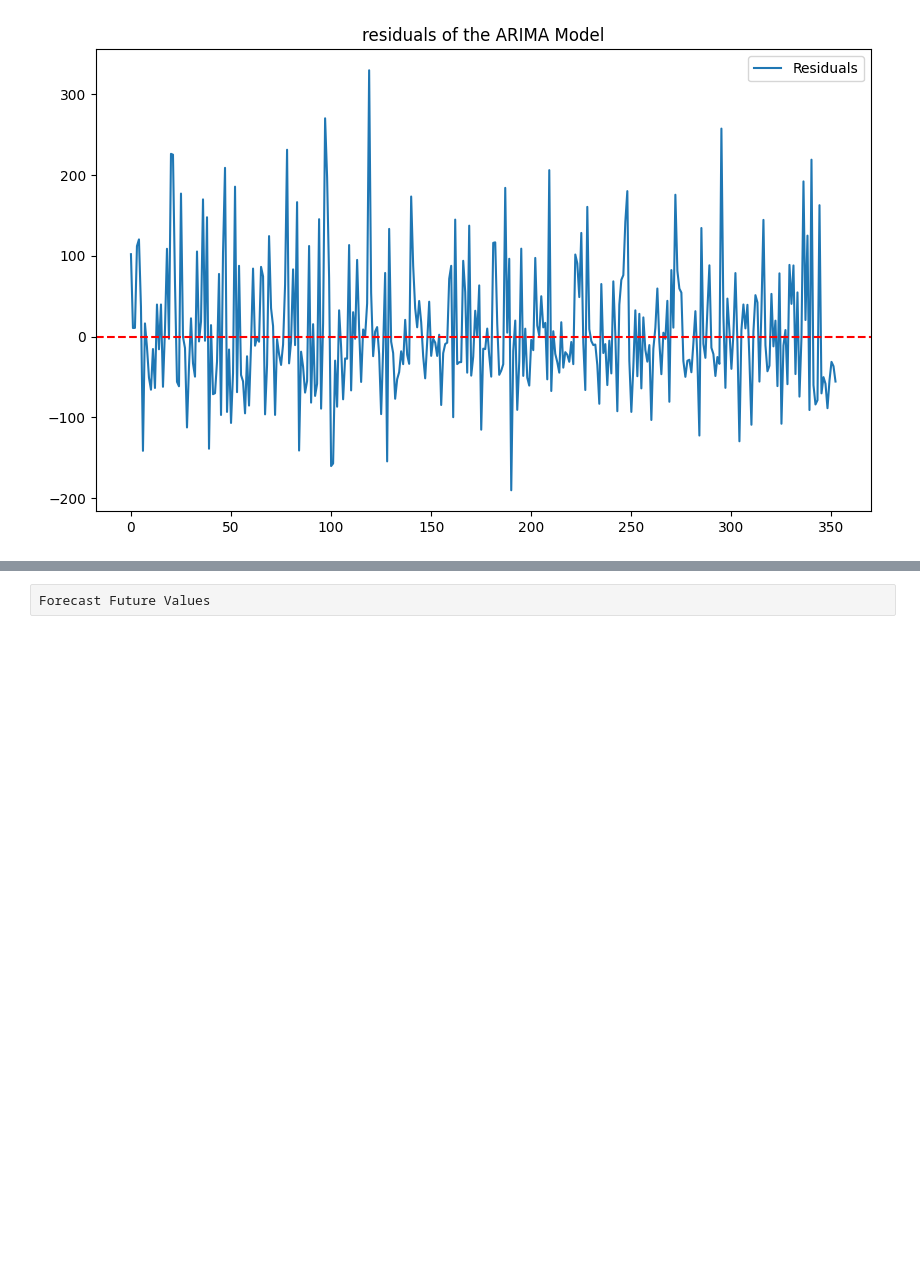
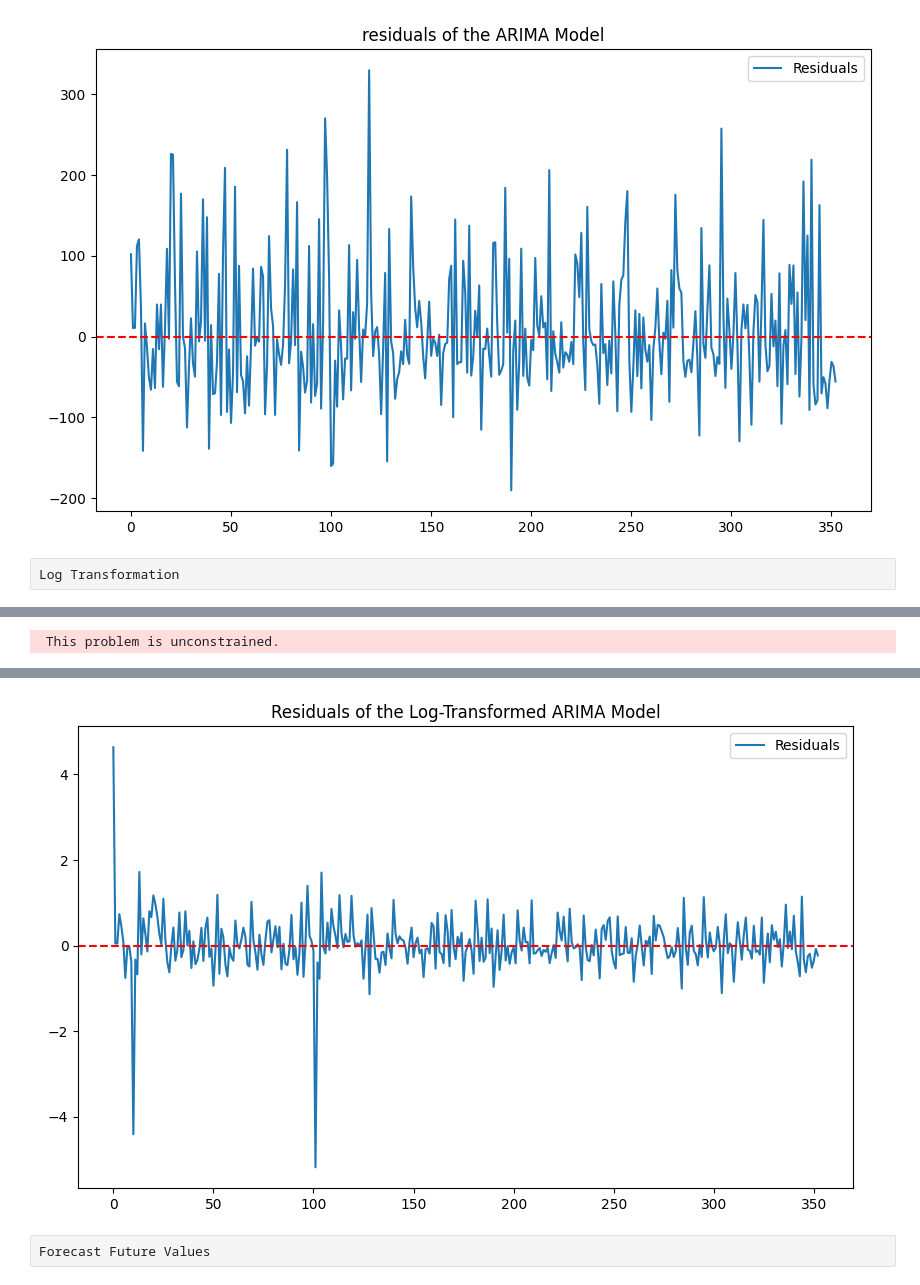
Before and after one commit to 2022-uwf-nsa-grad-project/Time-Series-Analysis, a Jupyter notebook: ARIMAModelFit.ipynb, the cells around one changed output, grey strips where cells are left out. Drawn from its saved outputs; the diff is of its cells as text; code cells hidden in the pictures; blank space fills up the shorter version.

Commit message:
Add files via upload
Included transformation of data frame before model fitting with considerable improvements in diagnostic testing.

```diff
--- a/ARIMAModelFit.ipynb
+++ b/ARIMAModelFit.ipynb
@@ -444,3 +444,5 @@ Recommended stat close to 2.0 but not greater than 2.0
 RMSE:
 Root Mean Squared Error: 79.32856444470647
 [figure]
+# %% [raw]
+Log Transformation
@@ -446,0 +451,63 @@ Root Mean Squared Error: 79.32856444470647
+# %%
+# Step 1: Log-transform the data (ensure no zero values to avoid log(0) issues)
+df_pandas_sorted['log_sum_orig_bytes'] = np.log1p(df_pandas_sorted['sum_orig_bytes'])  # log1p handles log(1 + x) to avoid log(0) issues
+
+#Step 2: Fit auto_arima to find optimal p,d,q values
+auto_model = auto_arima(df_pandas_sorted['sum_orig_bytes'],
+                        start_p=0, max_p=50, #Range for p
+                        start_q=0, max_q=50, #Range for q
+                        d=0,                #Since the series is stationary, d=0
+                        seasonal=False,     #Seasonality based on ACF test
+                        #m=seasonal_period, #Seasonality manually set to False for testing
+                        trace=True,         #Output the process
+                        error_action='ignore',
+                        suppress_warnings=True,
+                        stepwise=True)
+
+#Print the summary of the best model found
+print(auto_model.summary())
+
+#Get the best values of p,q, and d
+p, d, q = auto_model.order
+print(f"Best p: {p}, d: {d}, q: {q}")
+
+# Step 3: Fit ARIMA model on log-transformed data
+model = SARIMAX(df_pandas_sorted['log_sum_orig_bytes'], order=(p, d, q))
+
+# Step 4: Fit the model
+model_fit = model.fit()
+
+# Step 5: Summary of the model
+print(model_fit.summary())
+
+# Step 6: Residual diagnostics
+residuals = model_fit.resid
+
+# Ljung-Box test
+ljung_box_test = acorr_ljungbox(residuals, lags=[10], return_df=True)
+print("\nLjung-Box Test:")
+print(ljung_box_test)
+
+# Jarque-Bera test
+jb_test_stat, jb_p_value = jarque_bera(residuals)
+print("\nJarque-Bera Test:")
+print(f"JB Test Stat: {jb_test_stat}, p-value: {jb_p_value}")
+
+# Durbin-Watson test
+dw_stat = durbin_watson(residuals)
+print("\nDurbin-Watson Test:")
+print(f"Durbin-Watson Stat: {dw_stat}")
+
+# RMSE calculation
+rmse = np.sqrt(np.mean(residuals**2))
+print("\nRMSE:")
+print(f"Root Mean Squared Error: {rmse}")
+
+# Step 6: Plot the residuals
+plt.figure(figsize=(10, 6))
+plt.plot(residuals, label="Residuals")
+plt.axhline(y=0, color='r', linestyle='--')
+plt.title("Residuals of the Log-Transformed ARIMA Model")
+plt.legend()
+plt.show()
+# %% [output]
@@ -446,0 +531 @@ Root Mean Squared Error: 79.32856444470647
+ This problem is unconstrained.
@@ -447,3 +549,4 @@ Root Mean Squared Error: 79.32856444470647
+[figure, added]
 # %% [raw]
 Forecast Future Values
 # %%
```
Also changed, not shown: parts of 3 cells of this notebook.
